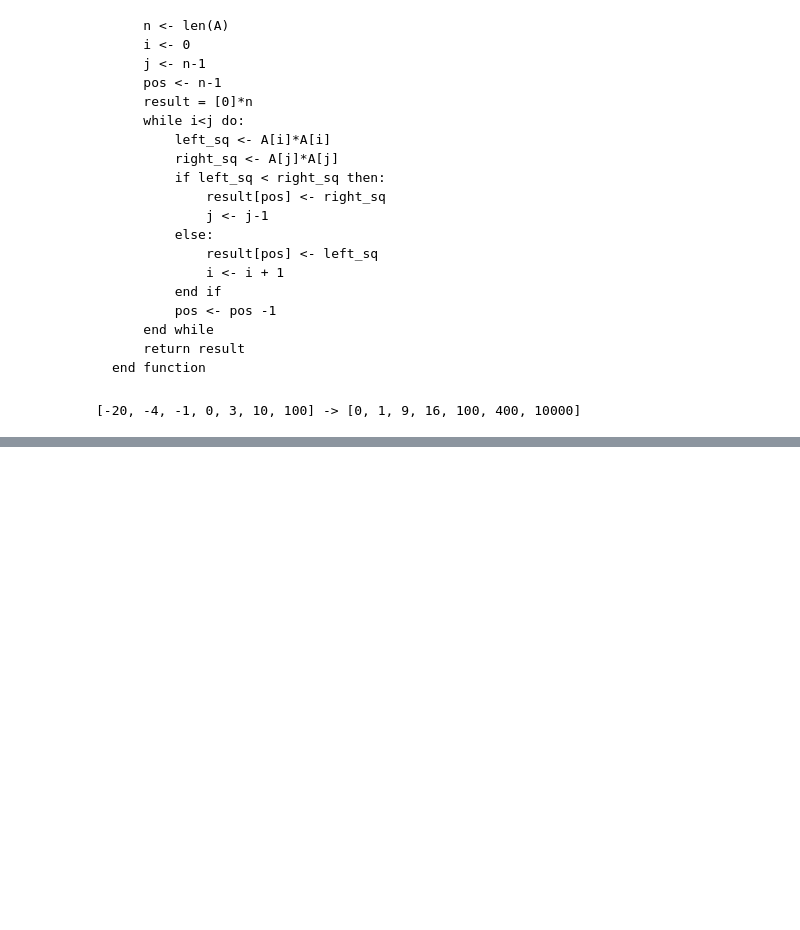
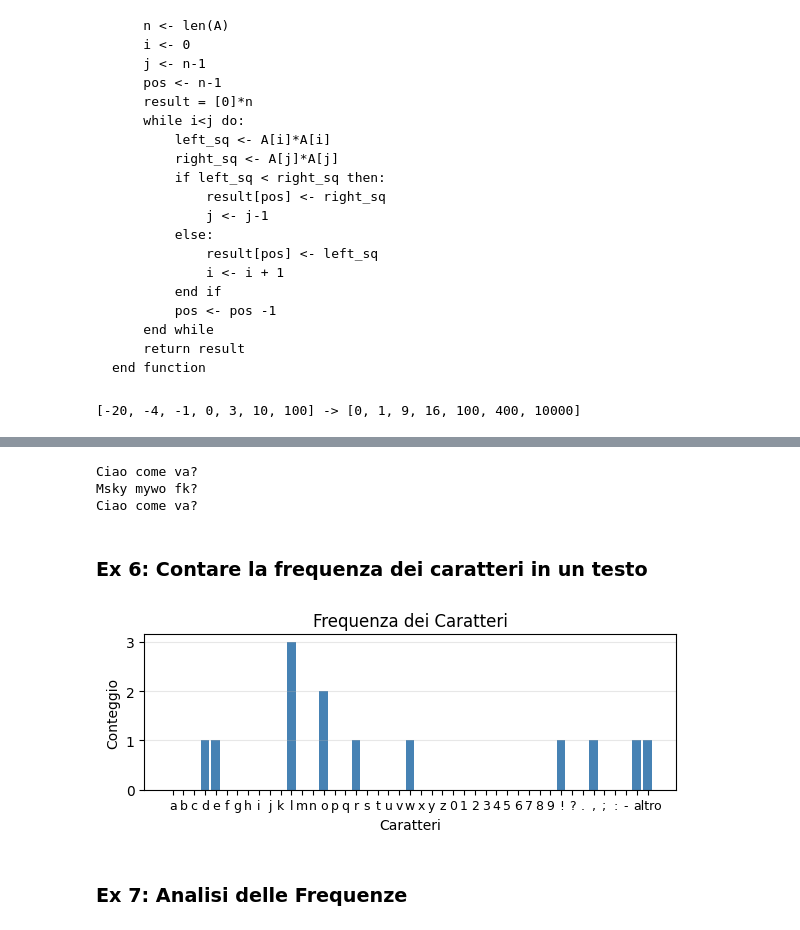
Before and after one commit to Nima-00/Laboratorio-Introduzione-a-Python, a Jupyter notebook: exercises/ex_2.ipynb, the cells around one changed output, grey strips where cells are left out. Cells and saved outputs as stored; diff of their text form; code cells hidden in the pictures; blank space fills up the shorter version.

```diff
--- a/exercises/ex_2.ipynb
+++ b/exercises/ex_2.ipynb
@@ -116,0 +219,63 @@ print(a, '->', squared_list(a))
+# %%
+testo_originale = "Ciao come va?"
+chiave = 10
+testo_criptato = caesar_encrypt(testo_originale, chiave)
+testo_decriptato = caesar_encrypt(testo_criptato, -chiave)
+print(testo_originale)
+print(testo_criptato)
+print(testo_decriptato)
+# %% [output]
+Ciao come va?
+Msky mywo fk?
+Ciao come va?
+# %% [markdown]
+### Ex 6: Contare la frequenza dei caratteri in un testo
+# %%
+def text_frequency(text: str = "") -> dict:
+    alphabet = "abcdefghijklmnopqrstuvwxyz0123456789!?.,;:- "
+    frequency = {}
+
+    # Inizializziamo il conteggio di ogni carattere a 0
+    for char in alphabet:
+        frequency[char] = 0
+    frequency["altro"] = 0
+
+    # Contiamo la frequenza dei caratteri
+    for char in text:
+        if char in frequency:
+            frequency[char] += 1
+        else:
+            frequency["altro"] += 1
+
+    return frequency
+# %%
+import matplotlib.pyplot as plt
+
+
+def plot_histogram(frequency: dict):
+
+    chars = [char for char in frequency.keys() if char != "altro"]
+    counts = [frequency[char] for char in chars]
+    chars.append("altro")
+    counts.append(frequency["altro"])
+
+    # Creazione Immagine
+    plt.figure(figsize=(6, 2.5))
+    plt.bar(range(len(chars)), counts, color='steelblue')
+
+    plt.xticks(range(len(chars)), chars, fontsize=9)
+    plt.xlabel('Caratteri')
+    plt.ylabel('Conteggio')
+    plt.title('Frequenza dei Caratteri')
+    plt.grid(axis='y', alpha=0.3)
+    plt.tight_layout()
+    plt.show()
+# %%
+# Example usage
+testo = "Hello, world!"
+freq = text_frequency(testo)
+plot_histogram(freq)
+# %% [output]
+[figure, added]
+# %% [markdown]
+### Ex 7: Analisi delle Frequenze
```
Also changed, not shown: parts of 14 cells of this notebook, 21 other files.
